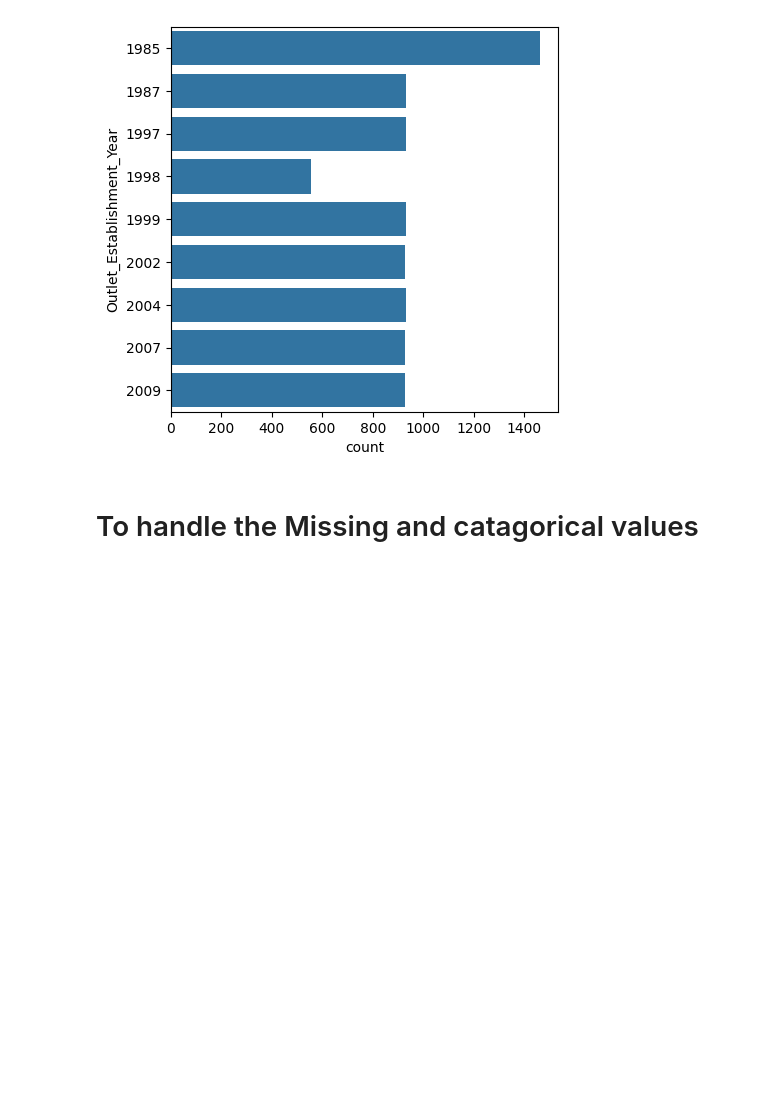
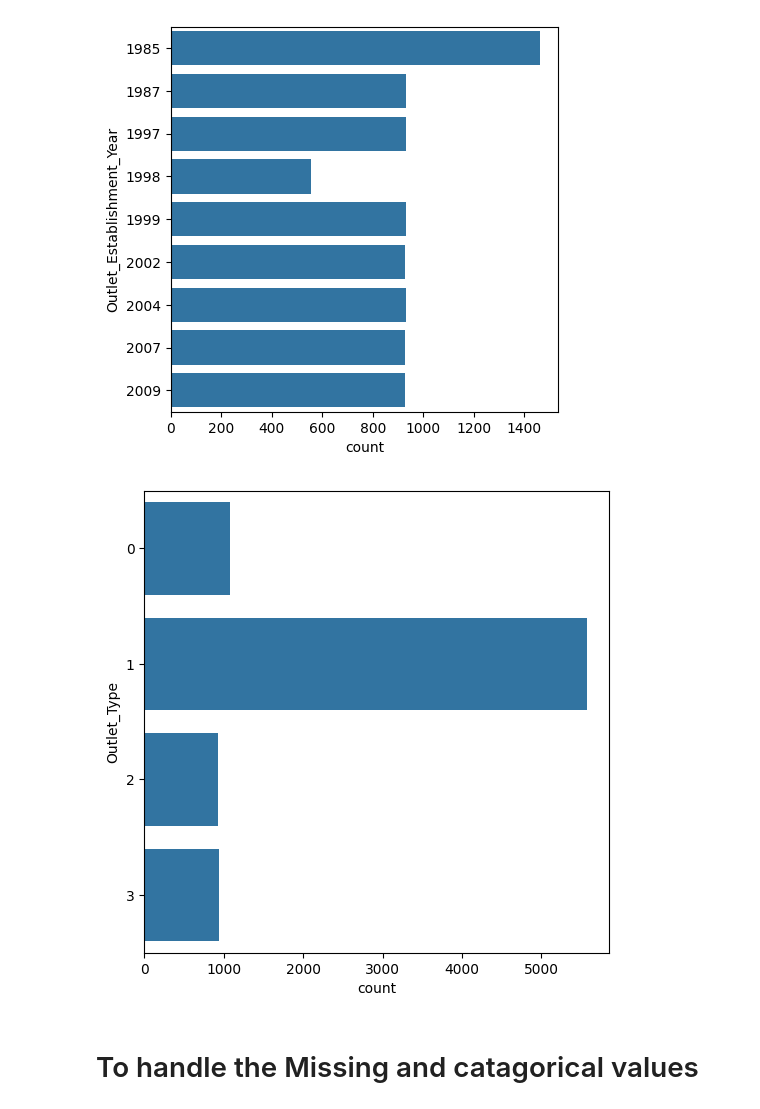
Before and after one commit to Thangam405/Thangamgurusamy, a Jupyter notebook: training.ipynb, the cells around one changed output. Cells and saved outputs as stored; diff of their text form; code cells hidden in the pictures; blank space fills up the shorter version.

```diff
--- a/training.ipynb
+++ b/training.ipynb
@@ -290,6 +300,14 @@ plt.ylabel('Outlet_Establishment_Year')
 plt.show()
 # %% [output]
 [figure]
+# %%
+#Plot the frequency distribution of 'Outlet_Type' with a 6×6
+plt.figure(figsize=(6,6))
+sns.countplot(y= 'Outlet_Type' , data=train)
+plt.ylabel('Outlet_Type')
+plt.show()
+# %% [output]
+[figure, added]
 # %% [markdown]
 # To handle the Missing and catagorical values
 # %%
```
Also changed, not shown: parts of 15 cells of this notebook.
